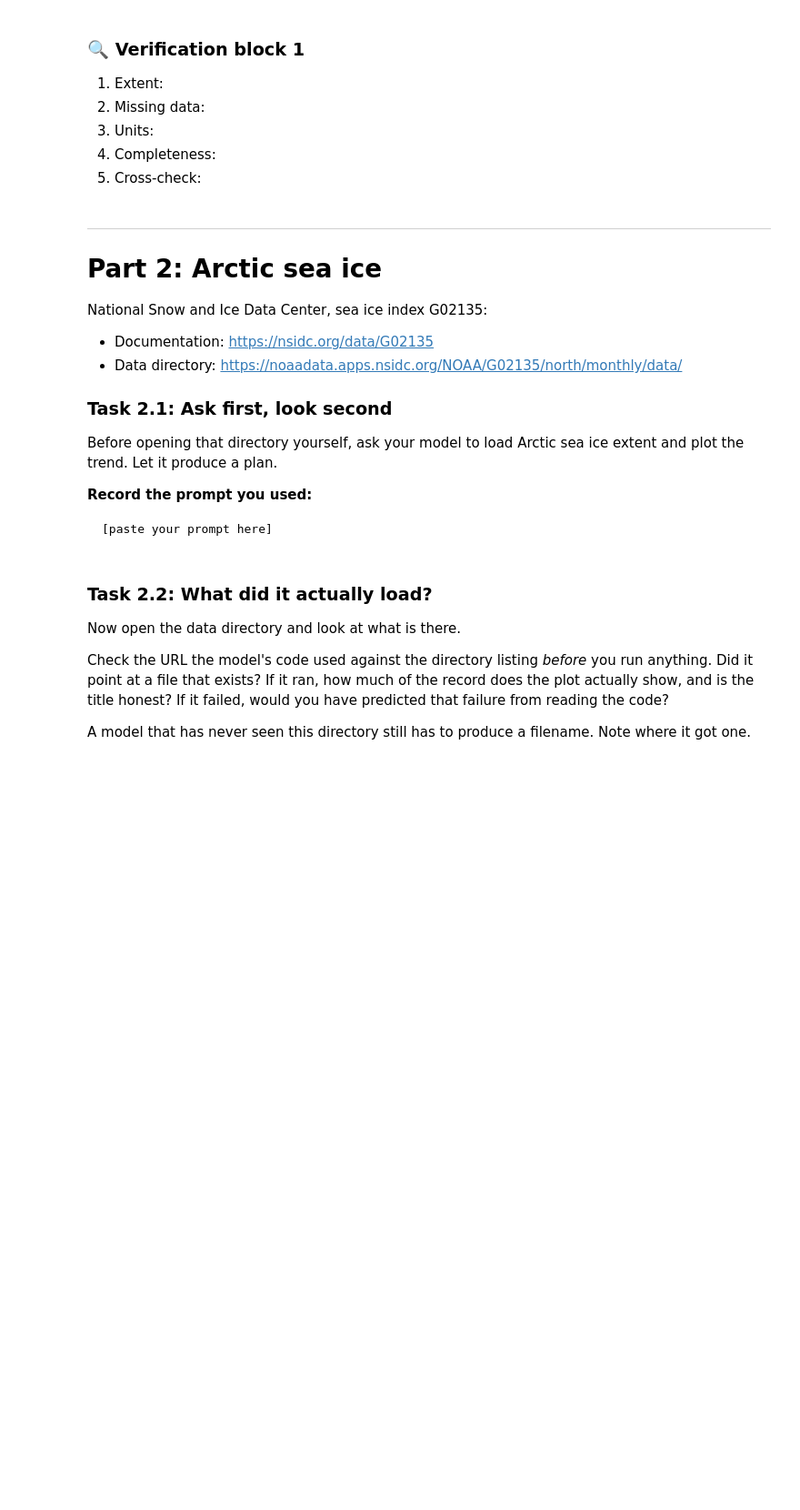
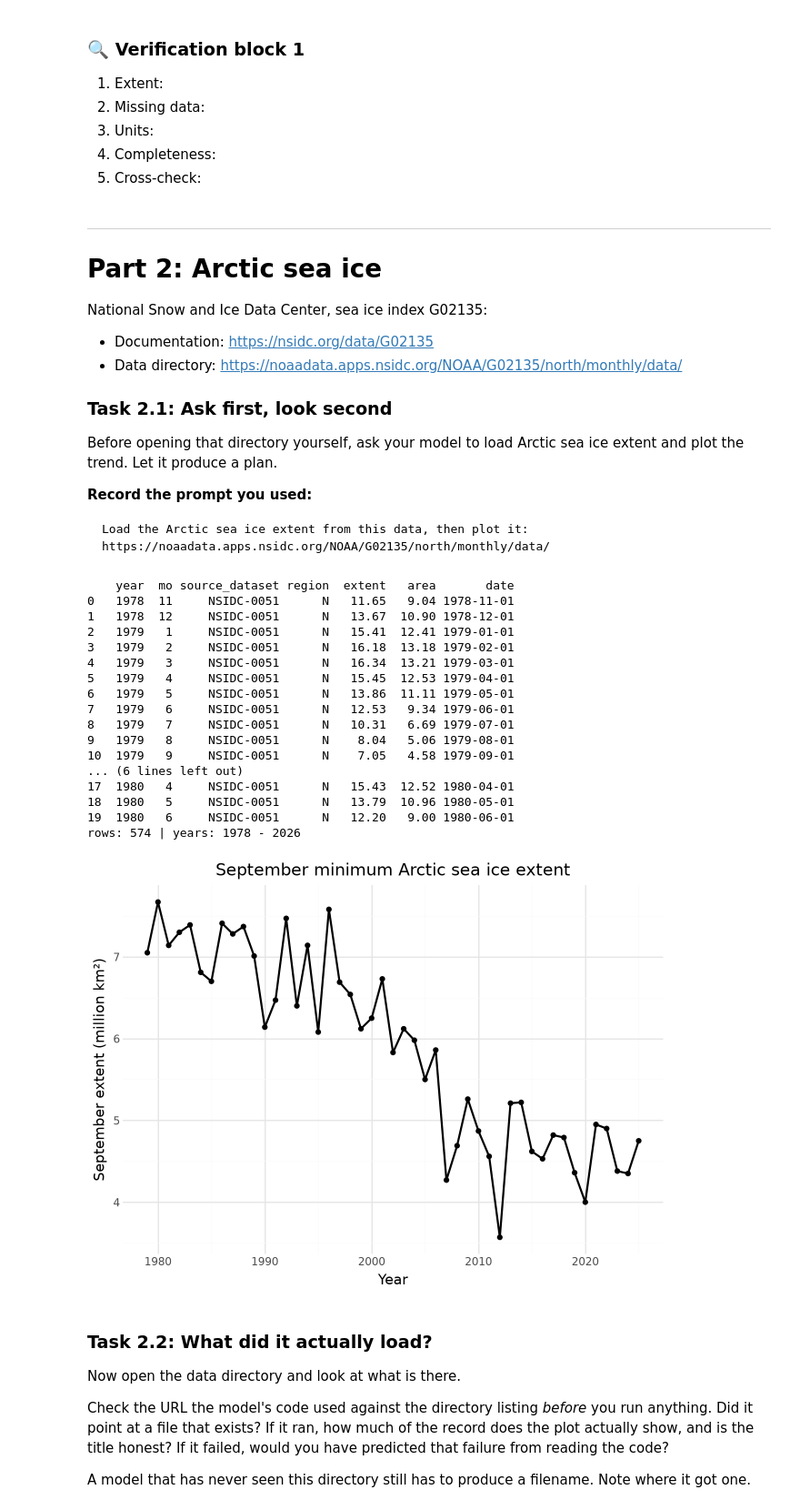
Before and after one commit to zacsignorino/climate-module-zacs26, a Jupyter notebook: climate.ipynb, the cells around one changed output. Shown at 91% size. Drawn from its saved outputs; the diff is of its cells as text; code cells hidden in the pictures; blank space fills up the shorter version.

````diff
--- a/climate.ipynb
+++ b/climate.ipynb
@@ -166,8 +244,61 @@ trend. Let it produce a plan.
 **Record the prompt you used:**
 
 ```
-[paste your prompt here]
+Load the Arctic sea ice extent from this data, then plot it: https://noaadata.apps.nsidc.org/NOAA/G02135/north/monthly/data/
 ```
+# %%
+import pandas as pd
+from plotnine import *
+
+base = "https://noaadata.apps.nsidc.org/NOAA/G02135/north/monthly/data/"
+
+frames = []
+for m in range(1, 13):
+    url = f"{base}N_{m:02d}_extent_v4.0.csv"
+    d = pd.read_csv(url, skipinitialspace=True)
+    frames.append(d)
+
+seaice = pd.concat(frames, ignore_index=True)
+
+# Build a proper date index and sort chronologically
+seaice["date"] = pd.to_datetime({"year": seaice["year"],
+                                 "month": seaice["mo"],
+                                 "day": 1})
+seaice = seaice.sort_values("date").reset_index(drop=True)
+print(seaice.head(20))
+print("rows:", len(seaice), "| years:", seaice["year"].min(), "-", seaice["year"].max())
+
+(ggplot(seaice, aes(x="date", y="extent", color="mo"))
+ + geom_point(size=1.2, alpha=0.6)
+ + labs(x="Date", y="Sea ice extent (million km²)",
+        title="Arctic sea ice extent, monthly (G02135, north)")
+ + theme_minimal())
+
+(ggplot(seaice[seaice["mo"] == 9], aes(x="year", y="extent"))
+ + geom_line(size=0.9)
+ + geom_point(size=1.5)
+ + labs(x="Year", y="September extent (million km²)",
+        title="September minimum Arctic sea ice extent")
+ + theme_minimal())
+# %% [output]
+    year  mo source_dataset region  extent   area       date
+0   1978  11     NSIDC-0051      N   11.65   9.04 1978-11-01
+1   1978  12     NSIDC-0051      N   13.67  10.90 1978-12-01
+2   1979   1     NSIDC-0051      N   15.41  12.41 1979-01-01
+3   1979   2     NSIDC-0051      N   16.18  13.18 1979-02-01
+4   1979   3     NSIDC-0051      N   16.34  13.21 1979-03-01
+5   1979   4     NSIDC-0051      N   15.45  12.53 1979-04-01
+6   1979   5     NSIDC-0051      N   13.86  11.11 1979-05-01
+7   1979   6     NSIDC-0051      N   12.53   9.34 1979-06-01
+8   1979   7     NSIDC-0051      N   10.31   6.69 1979-07-01
+9   1979   8     NSIDC-0051      N    8.04   5.06 1979-08-01
+10  1979   9     NSIDC-0051      N    7.05   4.58 1979-09-01
+... (6 lines left out)
+17  1980   4     NSIDC-0051      N   15.43  12.52 1980-04-01
+18  1980   5     NSIDC-0051      N   13.79  10.96 1980-05-01
+19  1980   6     NSIDC-0051      N   12.20   9.00 1980-06-01
+rows: 574 | years: 1978 - 2026
+[figure, added]
 # %% [markdown]
 ### Task 2.2: What did it actually load?
 
````
Also changed, not shown: parts of 14 cells of this notebook.
